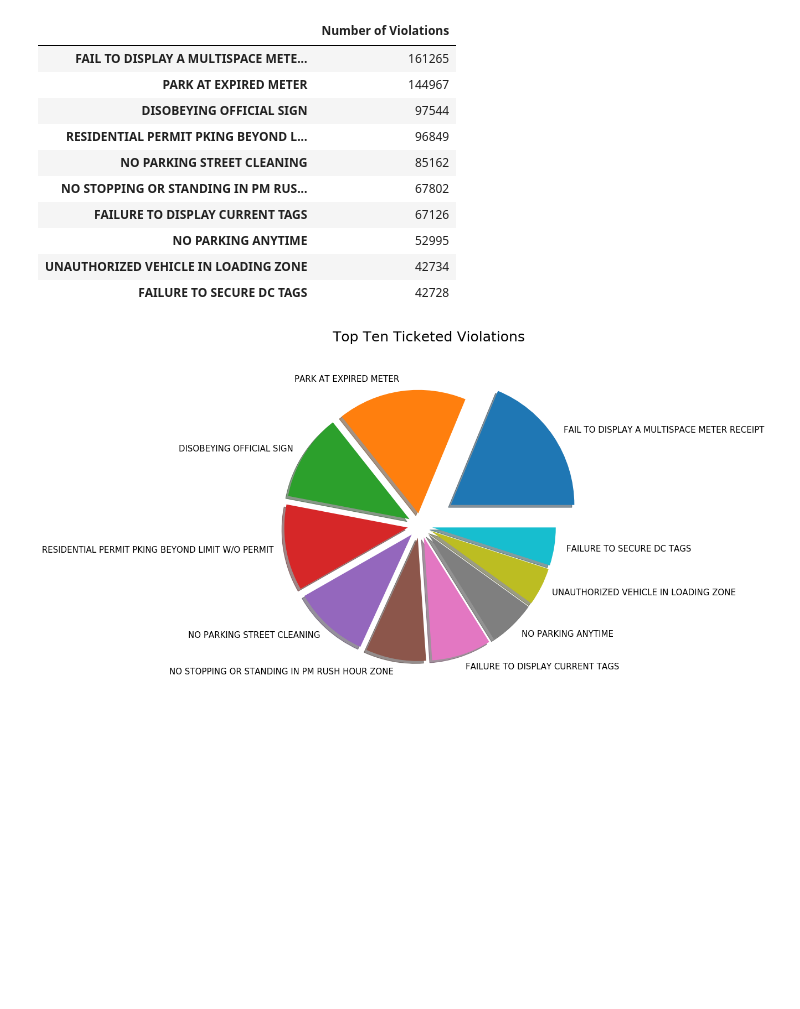
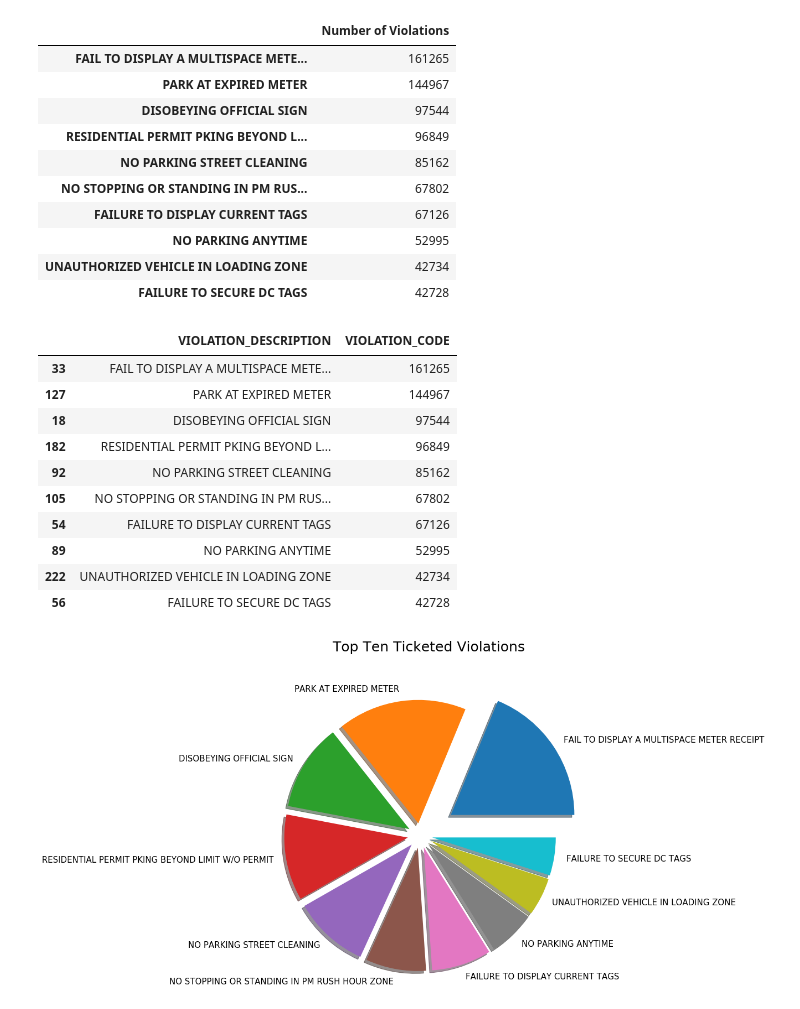
Before and after one commit to mgtruitt/Project1, a Jupyter notebook: Top_Ten_Vio.ipynb, the cells around one changed output. Saved outputs shown, nothing was run; the diff lists cells and outputs as text; code cells hidden in the pictures; blank space fills up the shorter version.

Commit message:
Adding Code For Top Ten Violation Charts by Marthenya

```diff
--- a/Top_Ten_Vio.ipynb
+++ b/Top_Ten_Vio.ipynb
@@ -178,7 +165,20 @@ violation_ten
 # %%
 thisone = master_df.groupby('VIOLATION_DESCRIPTION')["VIOLATION_CODE"].count().reset_index()
 descriptions_df = thisone.sort_values(['VIOLATION_CODE'], ascending=False)
 description_df = descriptions_df.head(10)
+description_df
+# %% [output]
+|  | VIOLATION_DESCRIPTION | VIOLATION_CODE |
+| 33 | FAIL TO DISPLAY A MULTISPACE METE... | 161265 |
+| 127 | PARK AT EXPIRED METER | 144967 |
+| 18 | DISOBEYING OFFICIAL SIGN | 97544 |
+| 182 | RESIDENTIAL PERMIT PKING BEYOND L... | 96849 |
+| 92 | NO PARKING STREET CLEANING | 85162 |
+| 105 | NO STOPPING OR STANDING IN PM RUS... | 67802 |
+| 54 | FAILURE TO DISPLAY CURRENT TAGS | 67126 |
+| 89 | NO PARKING ANYTIME | 52995 |
+| 222 | UNAUTHORIZED VEHICLE IN LOADING ZONE | 42734 |
+| 56 | FAILURE TO SECURE DC TAGS | 42728 |
 # %%
 mpl.rcParams['font.size'] = 15
 # %%
```
Also changed, not shown: parts of 3 cells of this notebook.
